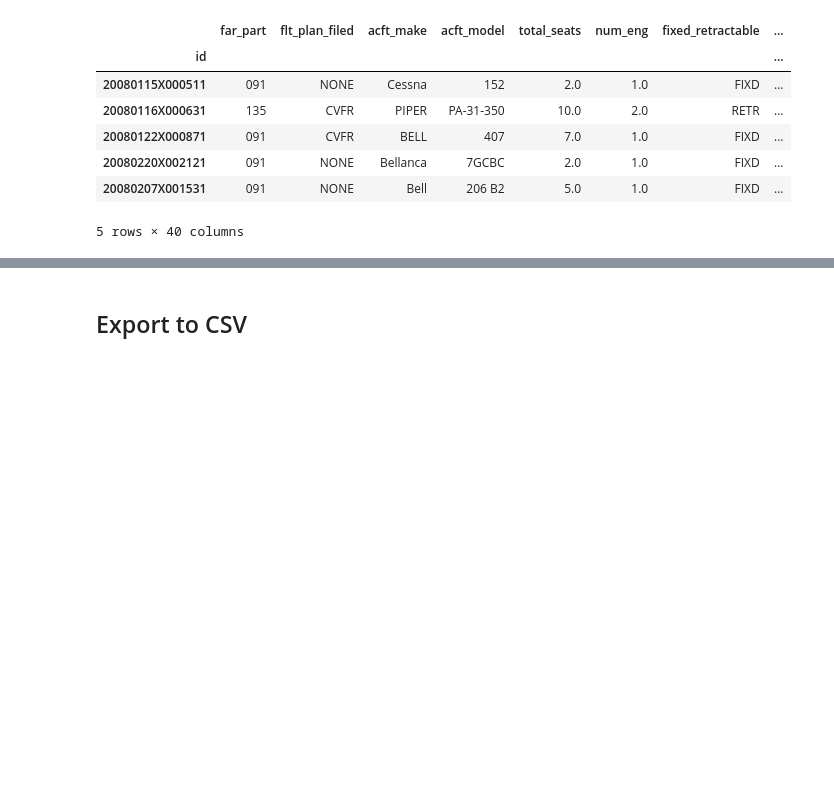
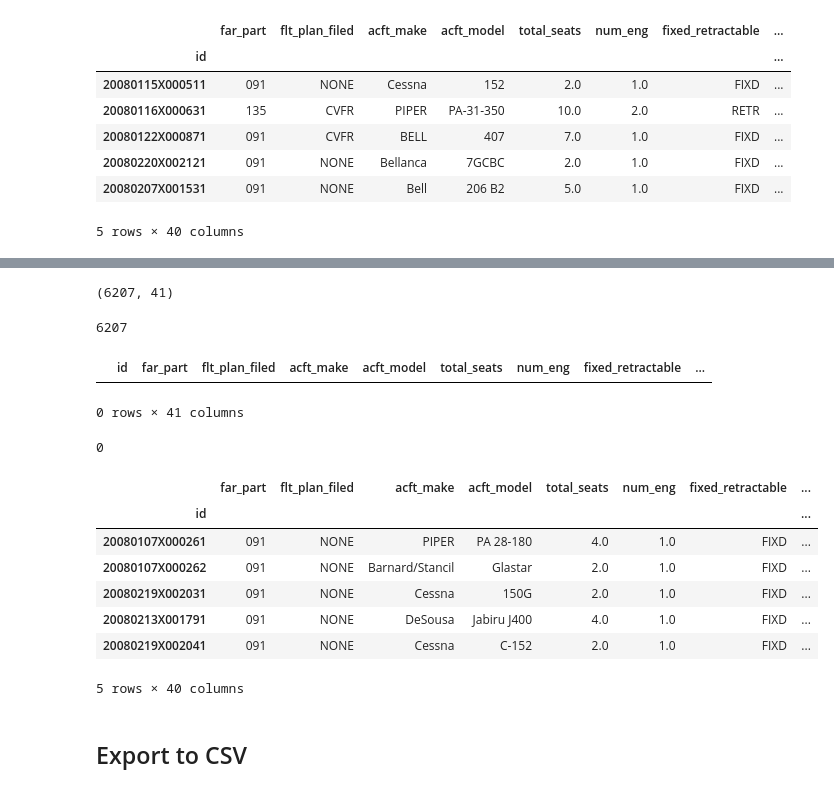
Before and after one commit to AaronDV17/wingman-project, a Jupyter notebook: notebooks/AaronDV17/AaronDV17_3_Alt_Data_Sel.ipynb, the cells around one changed output, grey strips where cells are left out. Drawn from its saved outputs; the diff is of its cells as text; code cells hidden in the pictures; blank space fills up the shorter version.

```diff
--- a/notebooks/AaronDV17_3_Alt_Data_Sel.ipynb
+++ b/notebooks/AaronDV17/AaronDV17_3_Alt_Data_Sel.ipynb
@@ -822,0 +804,19 @@ wingman_df_v5.head()
+# %%
+wingman_df_v6 = merge_dataframes(Findings_df, [aircraft_df, engines_df, Flight_Crew_df, flight_time_df], 'id')
+
+# Identify the columns we want to preserve
+cols = ['id', 'far_part', 'flt_plan_filed', 'acft_make',
+       'acft_model', 'total_seats', 'num_eng', 'fixed_retractable',
+       'cert_max_gr_wt', 'acft_category', 'homebuilt', 'type_last_insp',
+       'afm_hrs_last_insp', 'afm_hrs', 'elt_install', 'elt_type', 'oper_dba',
+       'certs_held', 'type_fly', 'second_pilot', 'dprt_apt_id', 'dprt_time',
+       'dest_apt_id', 'site_seeing', 'air_medical', 'flight_hours_mean',
+       'crew_category', 'crew_sex', 'pc_profession', 'crew_tox_perf',
+       'mr_faa_med_certf', 'available_restraint', 'eng_no', 'eng_type',
+       'eng_mfgr', 'eng_model', 'power_units', 'hp_or_lbs',
+       'carb_fuel_injection', 'propeller_type', 'category_no', 'subcategory_no']
+
+# Keep only the column names in wingman_df_v2 that are in the list 'cols'
+wingman_df_v6 = wingman_df_v6[cols]
+
+wingman_df_v6
@@ -822,0 +837,5 @@ wingman_df_v5.head()
+# %%
+mask = wingman_df_v6['category_no'] == 2
+wingman_df_v6 = wingman_df_v6[mask]
+
+wingman_df_v6.drop(['category_no'], axis=1, inplace=True)
@@ -823,3 +849,33 @@ wingman_df_v5.head()
+# %%
+wingman_df_v6.shape
+# %% [output]
+(6207, 41)
+# %%
+wingman_df_v6['id'].nunique()
+# %% [output]
+6207
+# %%
+wingman_df_v6[wingman_df_v6.duplicated(subset='id', keep=False)].head()
+# %% [output]
+|  | id | far_part | flt_plan_filed | acft_make | acft_model | total_seats | num_eng | fixed_retractable | ... |
+0 rows × 41 columns
+# %%
+len(wingman_df_v6[wingman_df_v6.duplicated(subset='id', keep=False)])
+# %% [output]
+0
+# %%
+wingman_df_v6.set_index('id', inplace=True)
+# %%
+wingman_df_v6.head()
+# %% [output]
+|  | far_part | flt_plan_filed | acft_make | acft_model | total_seats | num_eng | fixed_retractable | ... |
+| id |  |  |  |  |  |  |  | ... |
+| 20080107X000261 | 091 | NONE | PIPER | PA 28-180 | 4.0 | 1.0 | FIXD | ... |
+| 20080107X000262 | 091 | NONE | Barnard/Stancil | Glastar | 2.0 | 1.0 | FIXD | ... |
+| 20080219X002031 | 091 | NONE | Cessna | 150G | 2.0 | 1.0 | FIXD | ... |
+| 20080213X001791 | 091 | NONE | DeSousa | Jabiru J400 | 4.0 | 1.0 | FIXD | ... |
+| 20080219X002041 | 091 | NONE | Cessna | C-152 | 2.0 | 1.0 | FIXD | ... |
+5 rows × 40 columns
 # %% [markdown]
 ## Export to CSV
 # %%
```
Also changed, not shown: parts of 8 cells of this notebook, 6 other files.
